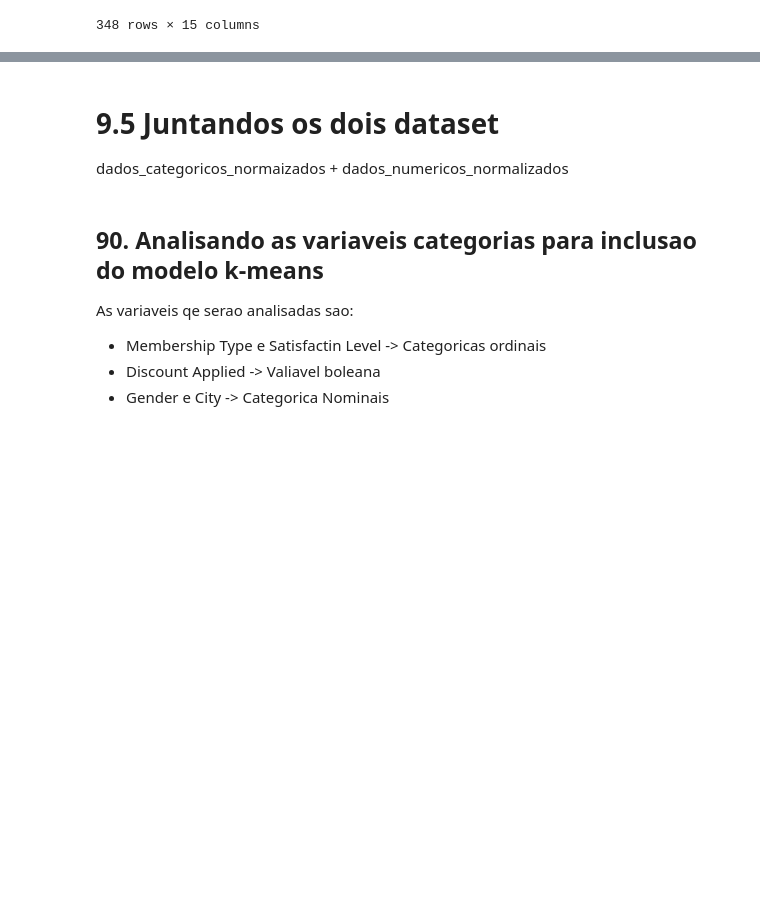
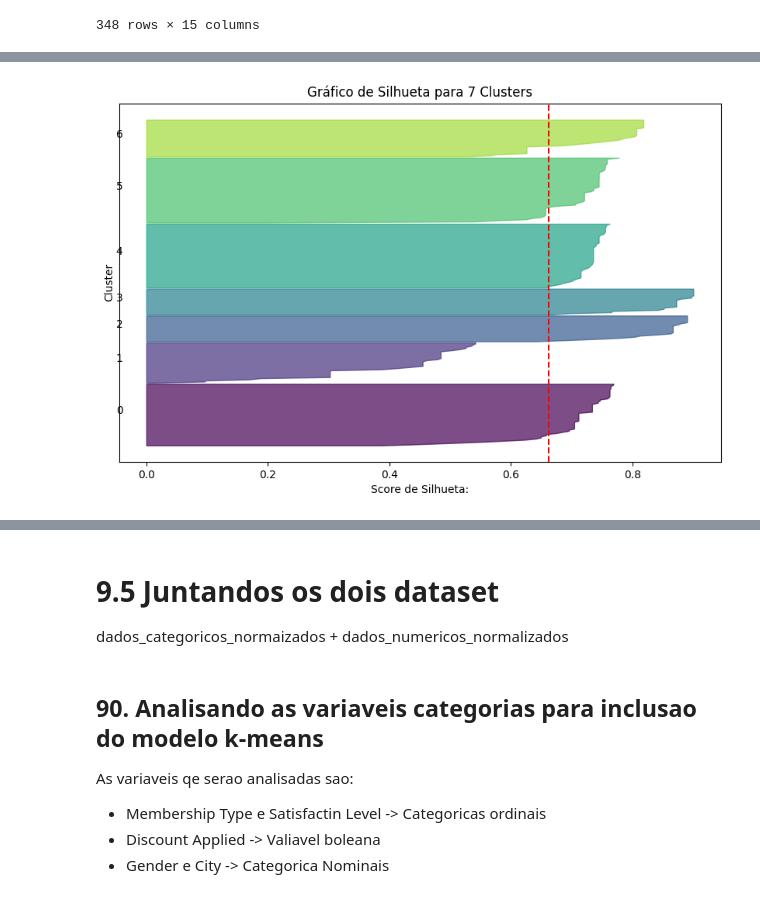
Before and after one commit to HammadN98/Segmentacao_de_Clientes_para_E-commerce, a Jupyter notebook: notebooks/E_commerce_behavior.ipynb, the cells around one changed output, grey strips where cells are left out. Drawn from its saved outputs; the diff is of its cells as text; code cells hidden in the pictures; blank space fills up the shorter version.

```diff
--- a/notebooks/E_commerce_behavior.ipynb
+++ b/notebooks/E_commerce_behavior.ipynb
@@ -495,0 +538,4 @@ Shape: (348, 15)
+# %%
+grafico_silhouette(7)
+# %% [output]
+[figure, added]
```
Also changed, not shown: parts of 10 cells of this notebook.
